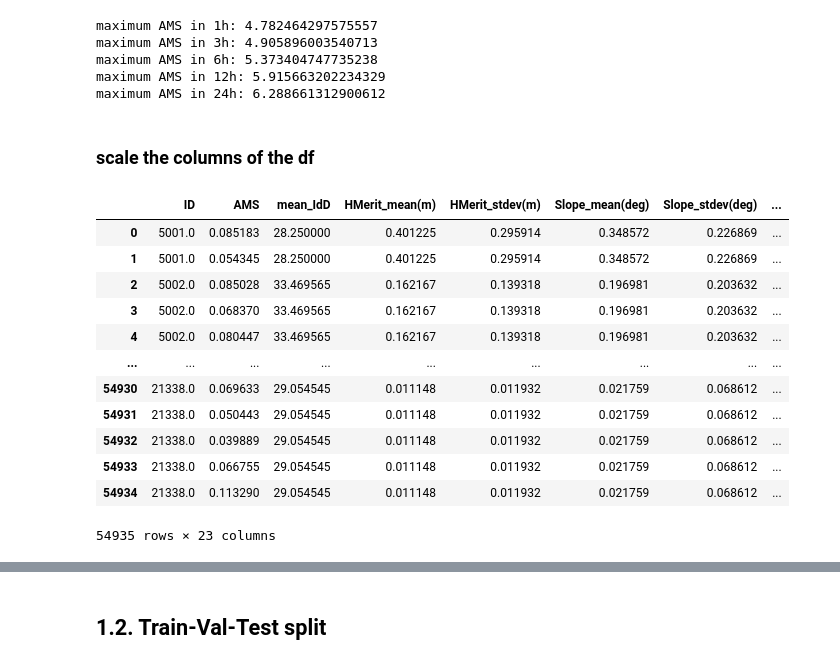
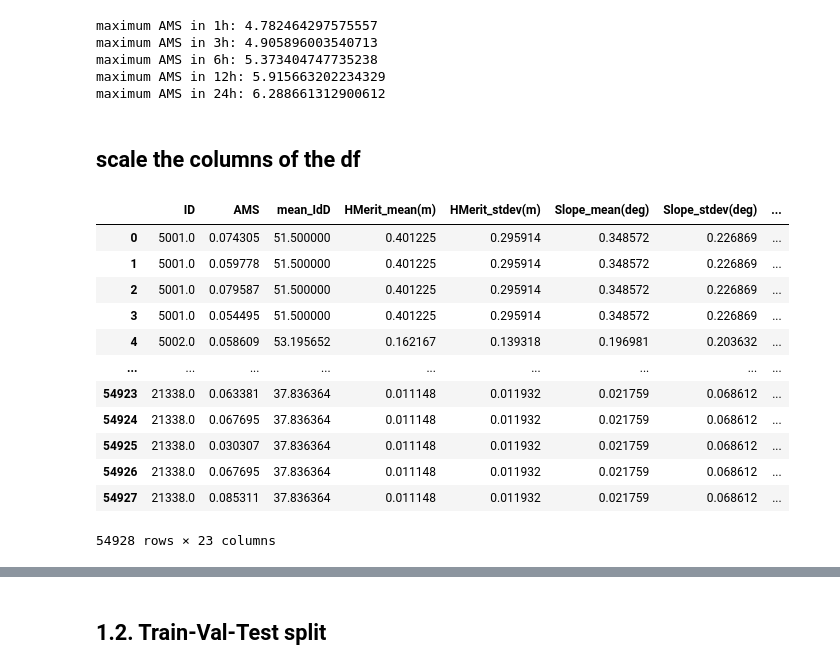
Before and after one commit to oshodiS/Rainfall-BetaEstimation, a Jupyter notebook: project_train_loop.ipynb, the cells around one changed output, grey strips where cells are left out. Cells and saved outputs as stored; diff of their text form; code cells hidden in the pictures.

Commit message:
Creato con Colaboratory

```diff
--- a/project_train_loop.ipynb
+++ b/project_train_loop.ipynb
@@ -35,5 +34,5 @@ To enable the following instructions: AVX2 FMA, in other operations, rebuild Ten
 # %%
-colab = False
+colab = True
 if colab:
     # se con colab
     from pathlib import Path
@@ -123,7 +122,7 @@ maximum AMS in 6h: 5.373404747735238
 maximum AMS in 12h: 5.915663202234329
 maximum AMS in 24h: 6.288661312900612
 # %% [markdown]
-### scale the columns of the df
+## scale the columns of the df
 # %%
 def scale_AMS(df, k = 1, IdD = True):
     """
@@ -164,19 +163,19 @@ for duration in DURATION:
 # %%
-std_dfs['1']
+std_dfs['3']
 # %% [output]
 |  | ID | AMS | mean_IdD | HMerit_mean(m) | HMerit_stdev(m) | Slope_mean(deg) | Slope_stdev(deg) | ... |
-| 0 | 5001.0 | 0.085183 | 28.250000 | 0.401225 | 0.295914 | 0.348572 | 0.226869 | ... |
-| 1 | 5001.0 | 0.054345 | 28.250000 | 0.401225 | 0.295914 | 0.348572 | 0.226869 | ... |
-| 2 | 5002.0 | 0.085028 | 33.469565 | 0.162167 | 0.139318 | 0.196981 | 0.203632 | ... |
-| 3 | 5002.0 | 0.068370 | 33.469565 | 0.162167 | 0.139318 | 0.196981 | 0.203632 | ... |
-| 4 | 5002.0 | 0.080447 | 33.469565 | 0.162167 | 0.139318 | 0.196981 | 0.203632 | ... |
+| 0 | 5001.0 | 0.074305 | 51.500000 | 0.401225 | 0.295914 | 0.348572 | 0.226869 | ... |
+| 1 | 5001.0 | 0.059778 | 51.500000 | 0.401225 | 0.295914 | 0.348572 | 0.226869 | ... |
+| 2 | 5001.0 | 0.079587 | 51.500000 | 0.401225 | 0.295914 | 0.348572 | 0.226869 | ... |
+| 3 | 5001.0 | 0.054495 | 51.500000 | 0.401225 | 0.295914 | 0.348572 | 0.226869 | ... |
+| 4 | 5002.0 | 0.058609 | 53.195652 | 0.162167 | 0.139318 | 0.196981 | 0.203632 | ... |
 | ... | ... | ... | ... | ... | ... | ... | ... | ... |
-| 54930 | 21338.0 | 0.069633 | 29.054545 | 0.011148 | 0.011932 | 0.021759 | 0.068612 | ... |
-| 54931 | 21338.0 | 0.050443 | 29.054545 | 0.011148 | 0.011932 | 0.021759 | 0.068612 | ... |
-| 54932 | 21338.0 | 0.039889 | 29.054545 | 0.011148 | 0.011932 | 0.021759 | 0.068612 | ... |
-| 54933 | 21338.0 | 0.066755 | 29.054545 | 0.011148 | 0.011932 | 0.021759 | 0.068612 | ... |
-| 54934 | 21338.0 | 0.113290 | 29.054545 | 0.011148 | 0.011932 | 0.021759 | 0.068612 | ... |
+| 54923 | 21338.0 | 0.063381 | 37.836364 | 0.011148 | 0.011932 | 0.021759 | 0.068612 | ... |
+| 54924 | 21338.0 | 0.067695 | 37.836364 | 0.011148 | 0.011932 | 0.021759 | 0.068612 | ... |
+| 54925 | 21338.0 | 0.030307 | 37.836364 | 0.011148 | 0.011932 | 0.021759 | 0.068612 | ... |
+| 54926 | 21338.0 | 0.067695 | 37.836364 | 0.011148 | 0.011932 | 0.021759 | 0.068612 | ... |
+| 54927 | 21338.0 | 0.085311 | 37.836364 | 0.011148 | 0.011932 | 0.021759 | 0.068612 | ... |
-54935 rows × 23 columns
+54928 rows × 23 columns
 # %%
 if colab:
     # colab
```
Also changed, not shown: parts of 35 cells of this notebook.
